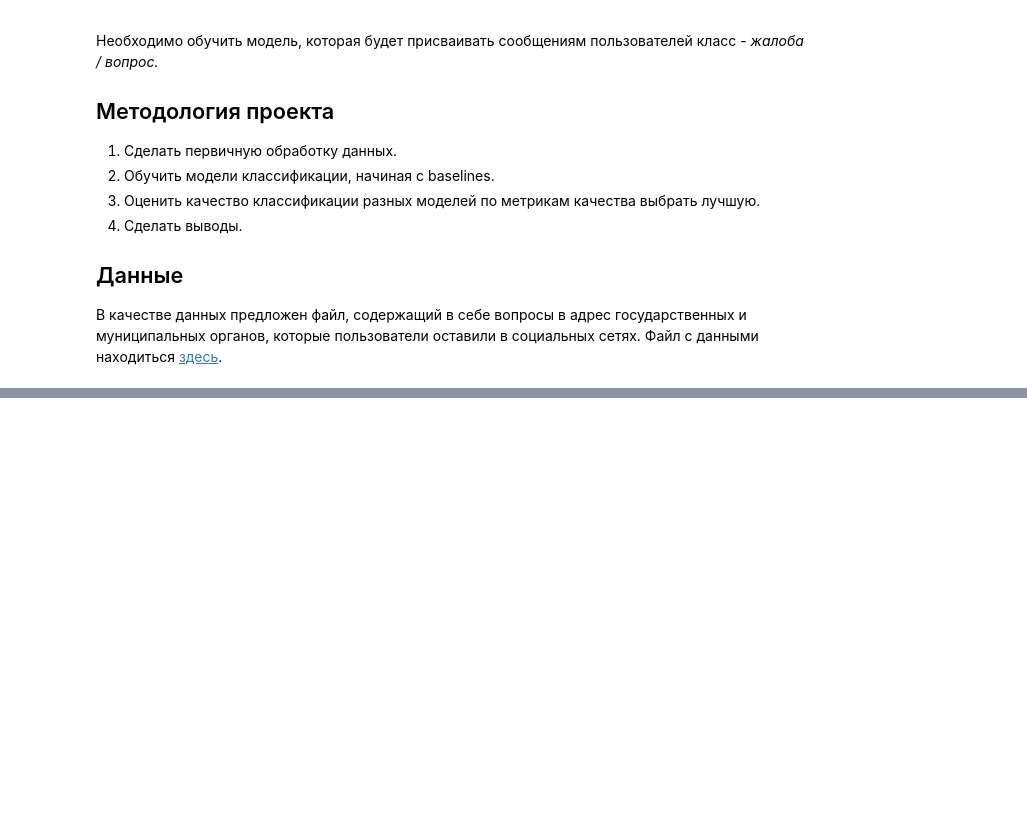
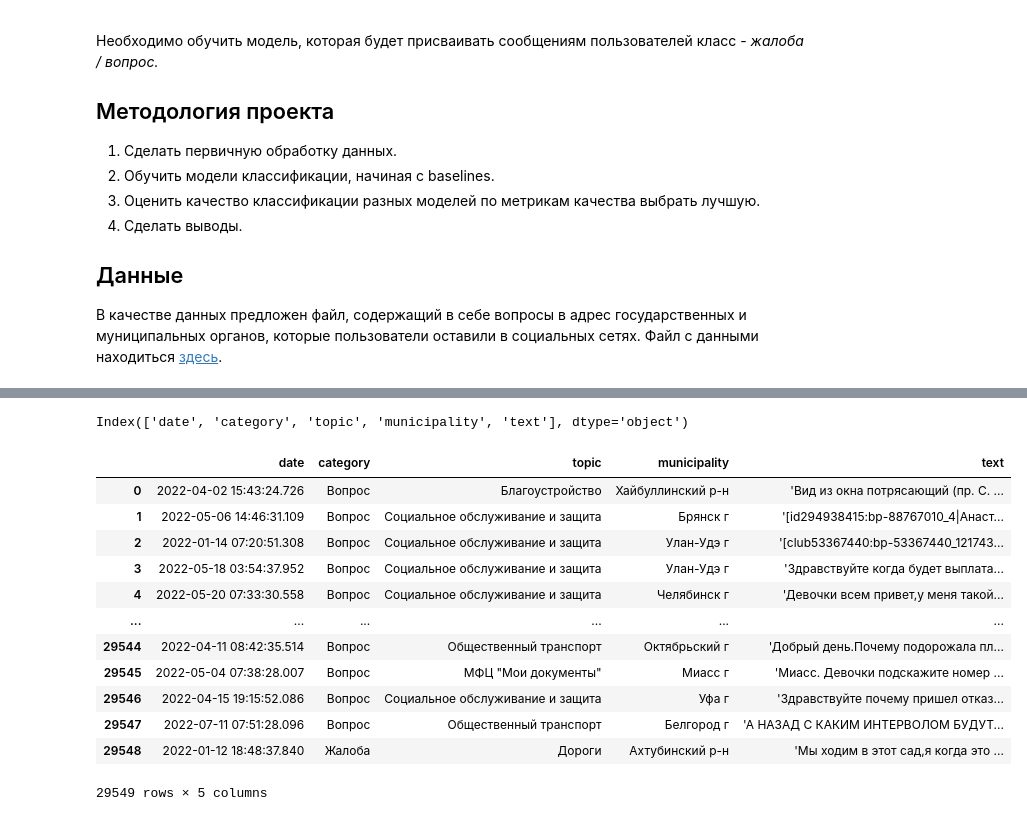
Before and after one commit to ybezginova2016/NLP_GovComplaintQuestionClassification, a Jupyter notebook: main.ipynb, the cells around one changed output, grey strips where cells are left out. Cells and saved outputs as stored; diff of their text form; code cells hidden in the pictures; blank space fills up the shorter version.

```diff
--- a/main.ipynb
+++ b/main.ipynb
@@ -19,0 +162,26 @@
+# %%
+# rename the columns
+d = df.rename(columns={'Категория': 'category',
+                        'Тема': 'topic',
+                        'Муниципалитет': 'municipality',
+                        'Текст': 'text',
+                       'Дата': 'date'})
+
+# print the DataFrame to verify the column names
+print(d.columns)
+d
+# %% [output]
+Index(['date', 'category', 'topic', 'municipality', 'text'], dtype='object')
+|  | date | category | topic | municipality | text |
+| 0 | 2022-04-02 15:43:24.726 | Вопрос | Благоустройство | Хайбуллинский р-н | 'Вид из окна потрясающий (пр. С. ... |
+| 1 | 2022-05-06 14:46:31.109 | Вопрос | Социальное обслуживание и защита | Брянск г | '[id294938415:bp-88767010_4|Αнаст... |
+| 2 | 2022-01-14 07:20:51.308 | Вопрос | Социальное обслуживание и защита | Улан-Удэ г | '[club53367440:bp-53367440_121743... |
+| 3 | 2022-05-18 03:54:37.952 | Вопрос | Социальное обслуживание и защита | Улан-Удэ г | 'Здравствуйте когда будет выплата... |
+| 4 | 2022-05-20 07:33:30.558 | Вопрос | Социальное обслуживание и защита | Челябинск г | 'Девочки всем привет,у меня такой... |
+| ... | ... | ... | ... | ... | ... |
+| 29544 | 2022-04-11 08:42:35.514 | Вопрос | Общественный транспорт | Октябрьский г | 'Добрый день.Почему подорожала пл... |
+| 29545 | 2022-05-04 07:38:28.007 | Вопрос | МФЦ "Мои документы" | Миасс г | 'Миасс. Девочки подскажите номер ... |
+| 29546 | 2022-04-15 19:15:52.086 | Вопрос | Социальное обслуживание и защита | Уфа г | 'Здравствуйте почему пришел отказ... |
+| 29547 | 2022-07-11 07:51:28.096 | Вопрос | Общественный транспорт | Белгород г | 'А НАЗАД С КАКИМ ИНТЕРВОЛОМ БУДУТ... |
+| 29548 | 2022-01-12 18:48:37.840 | Жалоба | Дороги | Ахтубинский р-н | 'Мы ходим в этот сад,я когда это ... |
+29549 rows × 5 columns
```
Also changed, not shown: parts of 19 cells of this notebook.
